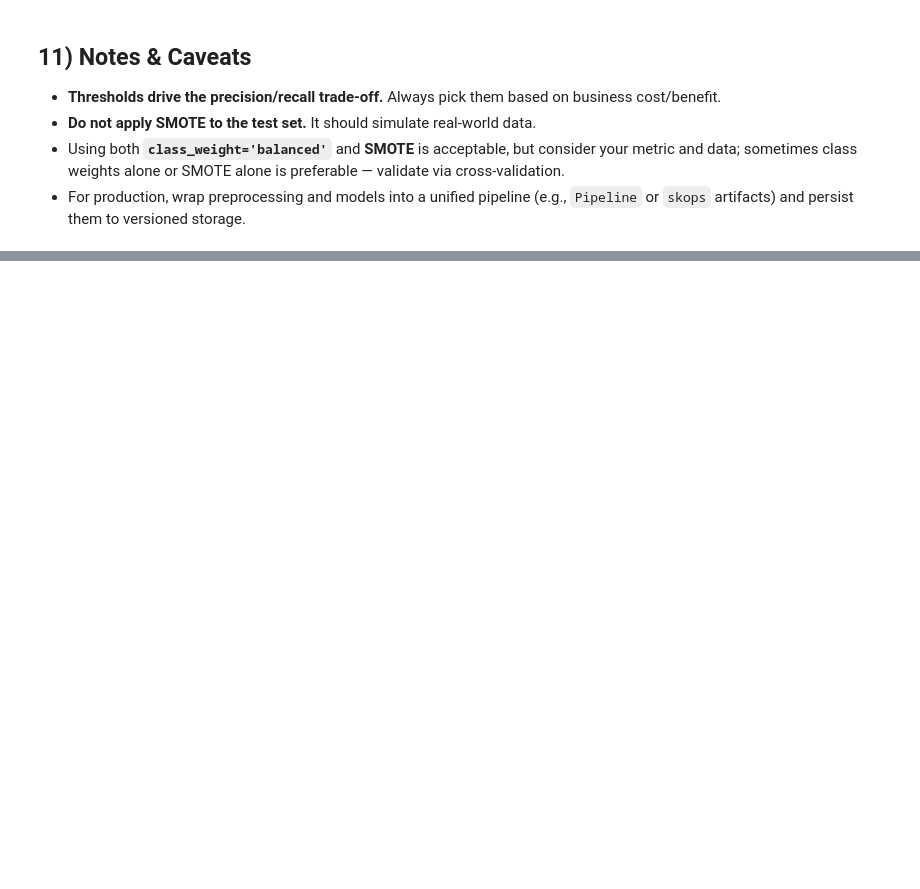
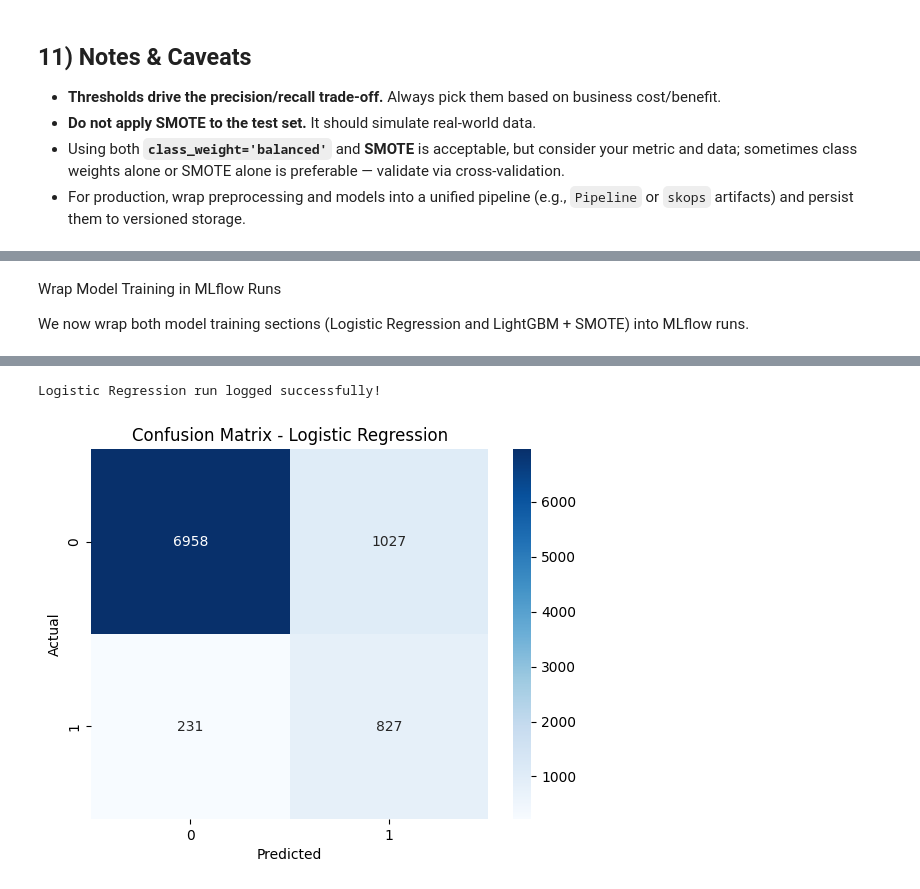
Before and after one commit to TejeswarS4479/MLOPS-Marketing-Campaign-POC, a Jupyter notebook: bank_marketing_ml_workflow.ipynb, the cells around one changed output, grey strips where cells are left out. Saved outputs shown, nothing was run; the diff lists cells and outputs as text; code cells hidden in the pictures; blank space fills up the shorter version.

```diff
--- a/bank_marketing_ml_workflow.ipynb
+++ b/bank_marketing_ml_workflow.ipynb
@@ -77,7 +116,7 @@ We read the **Bank Marketing** dataset (`bank-full.csv`) which is typically in `
 # %%
 
 # Path to the training dataset (adjust if needed for your environment)
-dataset_path = "/content/bank-full.csv"
+dataset_path = "/Volumes/workspace/default/bank_volume/bank-full.csv"
 
 # Load data; the dataset uses semicolons as delimiters
 data = pd.read_csv(dataset_path, sep=";")
@@ -387,0 +522,3 @@ plt.show()
+# %%
+# Set experiment path (change to your username/workspace)
+mlflow.set_experiment("/Users/tejeswar.seerapu@modak.com/bank_marketing_experiment")
@@ -387,0 +532,37 @@ plt.show()
+# %% [markdown]
+Wrap Model Training in MLflow Runs
+
+We now wrap both model training sections (Logistic Regression and LightGBM + SMOTE) into MLflow runs.
+# %%
+# Logistic Regression with MLflow
+# Add MLflow tracking right after training the pipeline
+import mlflow.sklearn
+
+with mlflow.start_run(run_name="LogisticRegression_BankMarketing"):
+    # Log parameters
+    mlflow.log_param("model_type", "LogisticRegression")
+    mlflow.log_param("threshold", threshold_lr)
+    mlflow.log_param("C", 0.8)
+    mlflow.log_param("solver", "saga")
+    mlflow.log_param("class_weight", "balanced")
+
+    # Log metrics
+    mlflow.log_metric("accuracy", accuracy_score(y_test, y_pred_lr))
+    mlflow.log_metric("precision", precision_score(y_test, y_pred_lr))
+    mlflow.log_metric("recall", recall_score(y_test, y_pred_lr))
+    mlflow.log_metric("roc_auc", roc_auc_score(y_test, y_prob_lr))
+    mlflow.log_metric("f1_score", f1_score(y_test, y_pred_lr))
+
+    # Log the trained pipeline
+    mlflow.sklearn.log_model(pipeline_lreg, artifact_path="logistic_regression_model")
+
+    # Optionally save confusion matrix plot
+    cm_fig = plt.figure()
+    sns.heatmap(confusion_matrix(y_test, y_pred_lr), annot=True, fmt="d", cmap="Blues")
+    plt.title("Confusion Matrix - Logistic Regression")
+    plt.xlabel("Predicted")
+    plt.ylabel("Actual")
+    mlflow.log_figure(cm_fig, "logistic_confusion_matrix.png")
+
+    print("Logistic Regression run logged successfully!")
+# %% [output]
@@ -387,0 +573,2 @@ plt.show()
+Logistic Regression run logged successfully!
+[figure, added]
```
Also changed, not shown: parts of 23 cells of this notebook, 1 other file.
